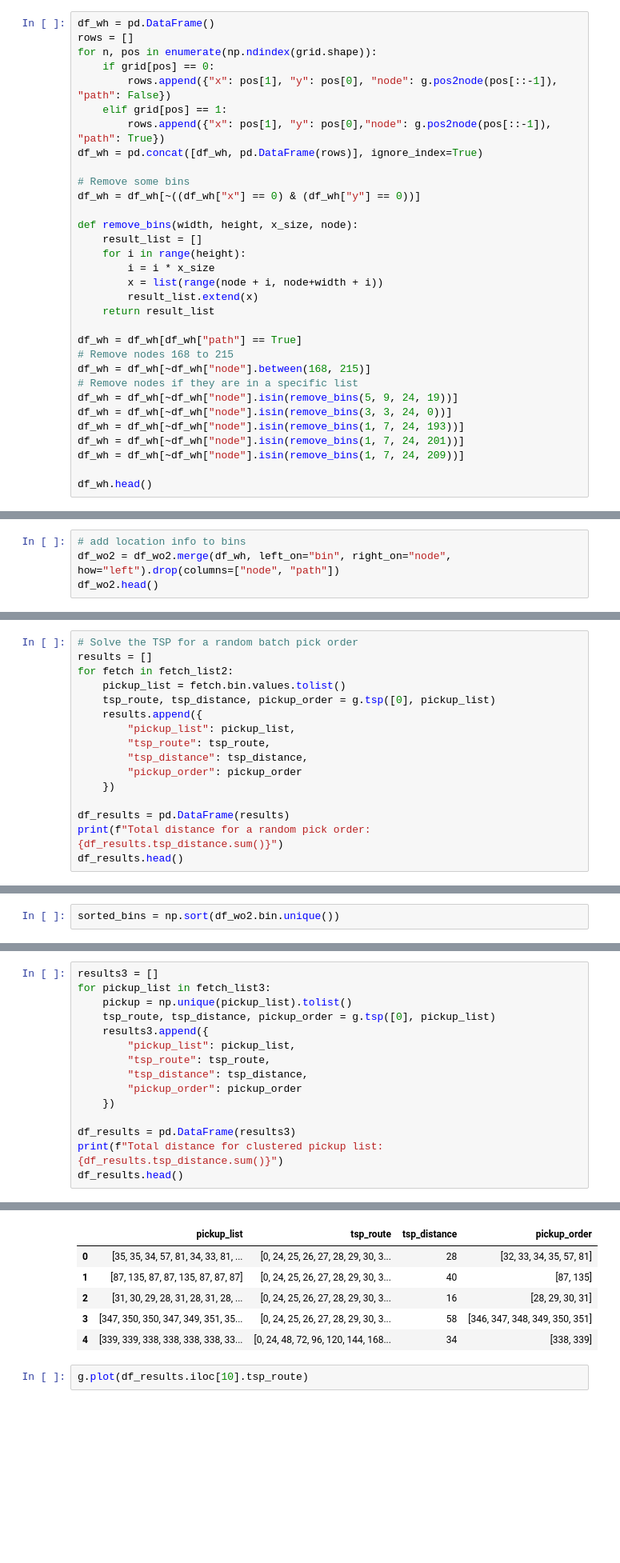
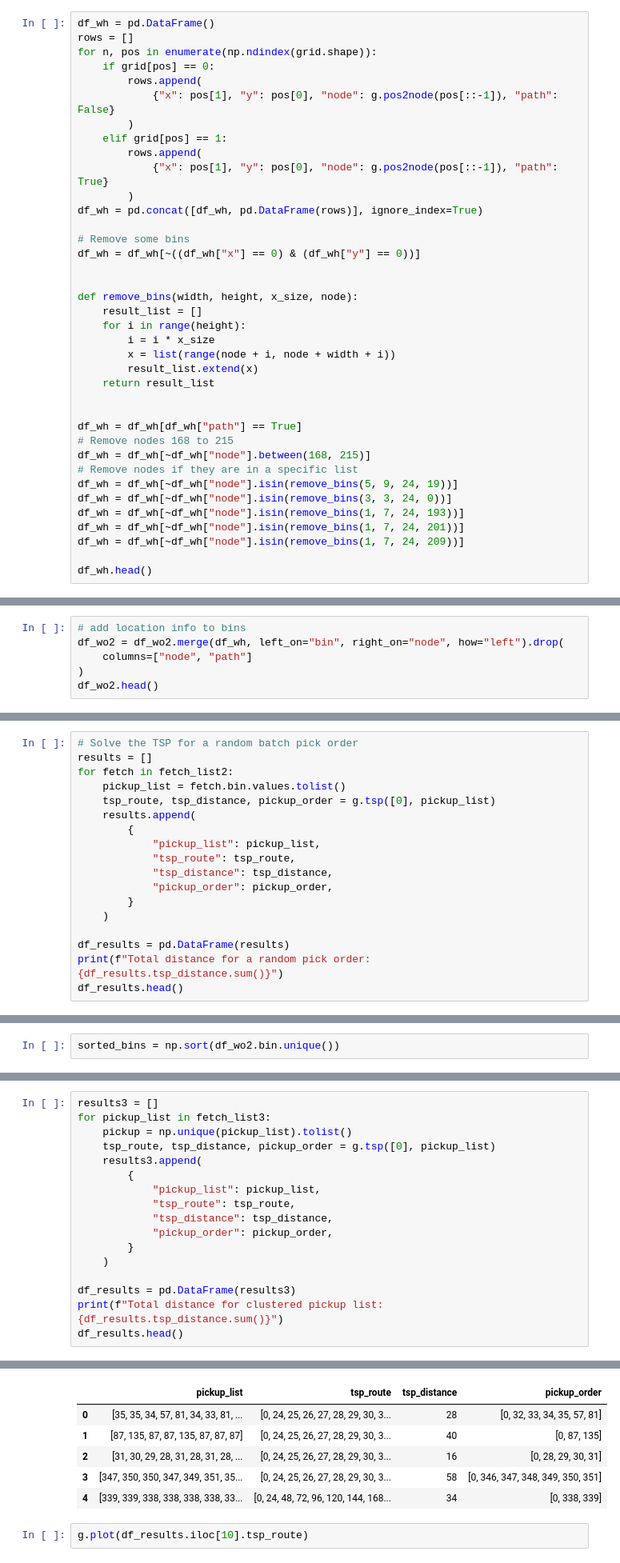
Before and after one commit to coleandreoli/warehouseTSP, a Jupyter notebook: warehouse_data.ipynb, the cells around one changed output, grey strips where cells are left out. Shown at 80% size. Drawn from its saved outputs; the diff is of its cells as text; blank space fills up the shorter version.

```diff
--- a/warehouse_data.ipynb
+++ b/warehouse_data.ipynb
@@ -303,21 +206,27 @@ df_wh = pd.DataFrame()
 rows = []
 for n, pos in enumerate(np.ndindex(grid.shape)):
     if grid[pos] == 0:
-        rows.append({"x": pos[1], "y": pos[0], "node": g.pos2node(pos[::-1]), "path": False})
+        rows.append(
+            {"x": pos[1], "y": pos[0], "node": g.pos2node(pos[::-1]), "path": False}
+        )
     elif grid[pos] == 1:
-        rows.append({"x": pos[1], "y": pos[0],"node": g.pos2node(pos[::-1]), "path": True})
+        rows.append(
+            {"x": pos[1], "y": pos[0], "node": g.pos2node(pos[::-1]), "path": True}
+        )
 df_wh = pd.concat([df_wh, pd.DataFrame(rows)], ignore_index=True)
 
 # Remove some bins
 df_wh = df_wh[~((df_wh["x"] == 0) & (df_wh["y"] == 0))]
 
+
 def remove_bins(width, height, x_size, node):
     result_list = []
     for i in range(height):
         i = i * x_size
-        x = list(range(node + i, node+width + i))
+        x = list(range(node + i, node + width + i))
         result_list.extend(x)
     return result_list
+
 
 df_wh = df_wh[df_wh["path"] == True]
 # Remove nodes 168 to 215
@@ -378,7 +287,9 @@ Loaded 200 work orders
 | 4 | Clementine | Fruit | 35 |
 # %%
 # add location info to bins
-df_wo2 = df_wo2.merge(df_wh, left_on="bin", right_on="node", how="left").drop(columns=["node", "path"])
+df_wo2 = df_wo2.merge(df_wh, left_on="bin", right_on="node", how="left").drop(
+    columns=["node", "path"]
+)
 df_wo2.head()
 # %% [output]
 |  | Name | Category | bin | x | y |
@@ -443,12 +354,14 @@ results = []
 for fetch in fetch_list2:
     pickup_list = fetch.bin.values.tolist()
     tsp_route, tsp_distance, pickup_order = g.tsp([0], pickup_list)
-    results.append({
-        "pickup_list": pickup_list,
-        "tsp_route": tsp_route,
-        "tsp_distance": tsp_distance,
-        "pickup_order": pickup_order
-    })
+    results.append(
+        {
+            "pickup_list": pickup_list,
+            "tsp_route": tsp_route,
+            "tsp_distance": tsp_distance,
+            "pickup_order": pickup_order,
+        }
+    )
 
 df_results = pd.DataFrame(results)
 print(f"Total distance for a random pick order: {df_results.tsp_distance.sum()}")
@@ -560,26 +479,28 @@ for cluster in df_wo2["cluster"].unique():
 # %%
 results3 = []
 for pickup_list in fetch_list3:
     pickup = np.unique(pickup_list).tolist()
     tsp_route, tsp_distance, pickup_order = g.tsp([0], pickup_list)
-    results3.append({
-        "pickup_list": pickup_list,
-        "tsp_route": tsp_route,
-        "tsp_distance": tsp_distance,
-        "pickup_order": pickup_order
-    })
+    results3.append(
+        {
+            "pickup_list": pickup_list,
+            "tsp_route": tsp_route,
+            "tsp_distance": tsp_distance,
+            "pickup_order": pickup_order,
+        }
+    )
 
 df_results = pd.DataFrame(results3)
 print(f"Total distance for clustered pickup list: {df_results.tsp_distance.sum()}")
 df_results.head()
 # %% [output]
 Total distance for clustered pickup list: 684
 |  | pickup_list | tsp_route | tsp_distance | pickup_order |
-| 0 | [35, 35, 34, 57, 81, 34, 33, 81, ... | [0, 24, 25, 26, 27, 28, 29, 30, 3... | 28 | [32, 33, 34, 35, 57, 81] |
-| 1 | [87, 135, 87, 87, 135, 87, 87, 87] | [0, 24, 25, 26, 27, 28, 29, 30, 3... | 40 | [87, 135] |
-| 2 | [31, 30, 29, 28, 31, 28, 31, 28, ... | [0, 24, 25, 26, 27, 28, 29, 30, 3... | 16 | [28, 29, 30, 31] |
-| 3 | [347, 350, 350, 347, 349, 351, 35... | [0, 24, 25, 26, 27, 28, 29, 30, 3... | 58 | [346, 347, 348, 349, 350, 351] |
-| 4 | [339, 339, 338, 338, 338, 338, 33... | [0, 24, 48, 72, 96, 120, 144, 168... | 34 | [338, 339] |
+| 0 | [35, 35, 34, 57, 81, 34, 33, 81, ... | [0, 24, 25, 26, 27, 28, 29, 30, 3... | 28 | [0, 32, 33, 34, 35, 57, 81] |
+| 1 | [87, 135, 87, 87, 135, 87, 87, 87] | [0, 24, 25, 26, 27, 28, 29, 30, 3... | 40 | [0, 87, 135] |
+| 2 | [31, 30, 29, 28, 31, 28, 31, 28, ... | [0, 24, 25, 26, 27, 28, 29, 30, 3... | 16 | [0, 28, 29, 30, 31] |
+| 3 | [347, 350, 350, 347, 349, 351, 35... | [0, 24, 25, 26, 27, 28, 29, 30, 3... | 58 | [0, 346, 347, 348, 349, 350, 351] |
+| 4 | [339, 339, 338, 338, 338, 338, 33... | [0, 24, 48, 72, 96, 120, 144, 168... | 34 | [0, 338, 339] |
 # %%
 g.plot(df_results.iloc[10].tsp_route)
 # %% [output]
```
Also changed, not shown: parts of 8 cells of this notebook, 1 other file.
